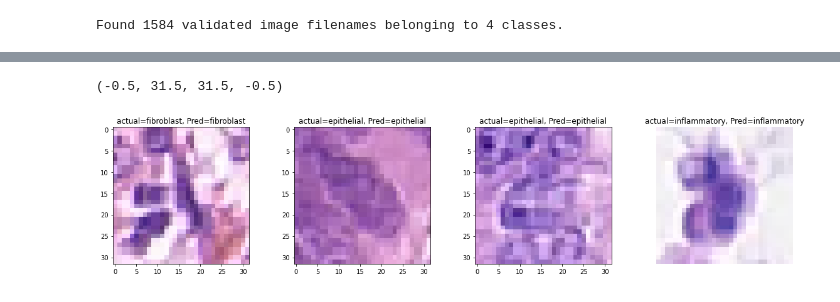
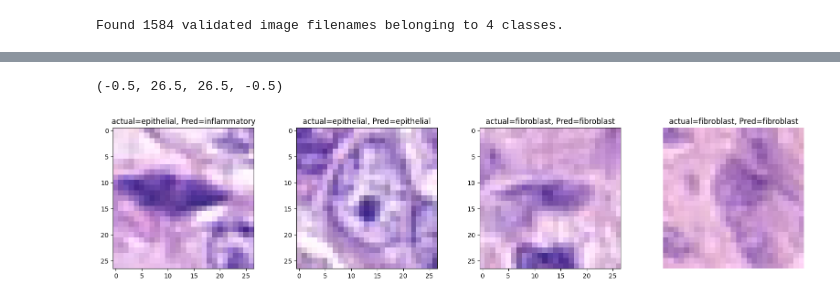
Before and after one commit to SumethD/cancerCell_Image_classification-Model, a Jupyter notebook: Untitled.ipynb, the cells around one changed output, grey strips where cells are left out. Drawn from its saved outputs; the diff is of its cells as text; code cells hidden in the pictures.

Commit message:
categorical classification

```diff
--- a/Untitled.ipynb
+++ b/Untitled.ipynb
@@ -338,17 +403,16 @@ base_model_reg.evaluate(test_generator)
 # %% [markdown]
 ## overfitting add more layers
 # %%
-base_model_reg_drp = Sequential([
-    Flatten (input_shape=(32,32,3)),
-    Dense (256, activation='sigmoid'),
-    Dropout (0.3),
+add_lyrs_class = Sequential([
+    Flatten (input_shape=(27,27,3)),
+    Dense (256, activation='relu'),
+    Dropout (0.5),
     Dense (4, activation='softmax')
 ])
 
-learning_rate = 0.0001
 
-base_model_reg_drp.compile(optimizer=Adam(learning_rate=learning_rate),
+add_lyrs_class.compile(optimizer='sgd',
                            loss = categorical_crossentropy,
                            metrics=['categorical_accuracy'])
 
-history_reg_drp = base_model_reg_drp.fit(train_generator, validation_data = validation_generator, epochs=500, verbose=0)
+history_reg_drp = add_lyrs_class.fit(train_generator, validation_data = validation_generator, epochs=100, verbose=1)
@@ -383,7 +465,7 @@ test_generator =  test_datagen.flow_from_dataframe(
     directory='./',
     x_col='image_path',
     y_col='cellType',
-    target_size=(32, 32),
+    target_size=(27, 27),
     batch_size = batch_size,
     class_mode='categorical'
 )
@@ -406,7 +488,7 @@ batches = 0
 
 for x,y in test_generator:
     batches = batches + 1
-    y_hat = base_model_reg_drp.predict(x, verbose=0)
+    y_hat = add_lyrs_class.predict(x, verbose=0)
     x = np.squeeze(x)
     if batches < 5:
         plt.subplot(1,5, batches)
@@ -462,4 +574,5 @@ history_adv = adv_model.fit(train_generator, validation_data = validation_genera
 # %%
+adv_class_model = load_model('adv_classi.model')
 plt.figure(figsize=(10,5))
 plt.subplot(1,2,1)
 plt.plot(history_adv.history['loss'], 'r--')
@@ -487,21 +600,21 @@ adv_model.evaluate(test_generator)
 # %%
 label_names = {'fibroblast' : 0, 'inflammatory' : 1, 'epithelial' : 2, 'other' : 3 }
 d_inv = {v: k for k, v in label_names.items()}
 plt.figure(figsize=(25,4))
 batches = 0
 
 for x,y in test_generator:
     batches = batches + 1
-    y_hat = adv_model.predict(x, verbose=0)
+    y_hat = adv_class_model.predict(x, verbose=0)
     x = np.squeeze(x)
     if batches < 5:
         plt.subplot(1,5, batches)
         plt.imshow(x[0])
         plt.title("actual={}, Pred={}".format(d_inv[np.argmax(y[0])], d_inv[np.argmax(y_hat[0])] ))
     else:
         break
 
 plt.axis('off')
 # %% [output]
-(-0.5, 31.5, 31.5, -0.5)
+(-0.5, 26.5, 26.5, -0.5)
-[figure, old version]
+[figure, new version]
```
Also changed, not shown: parts of 29 cells of this notebook, 5 other files.
